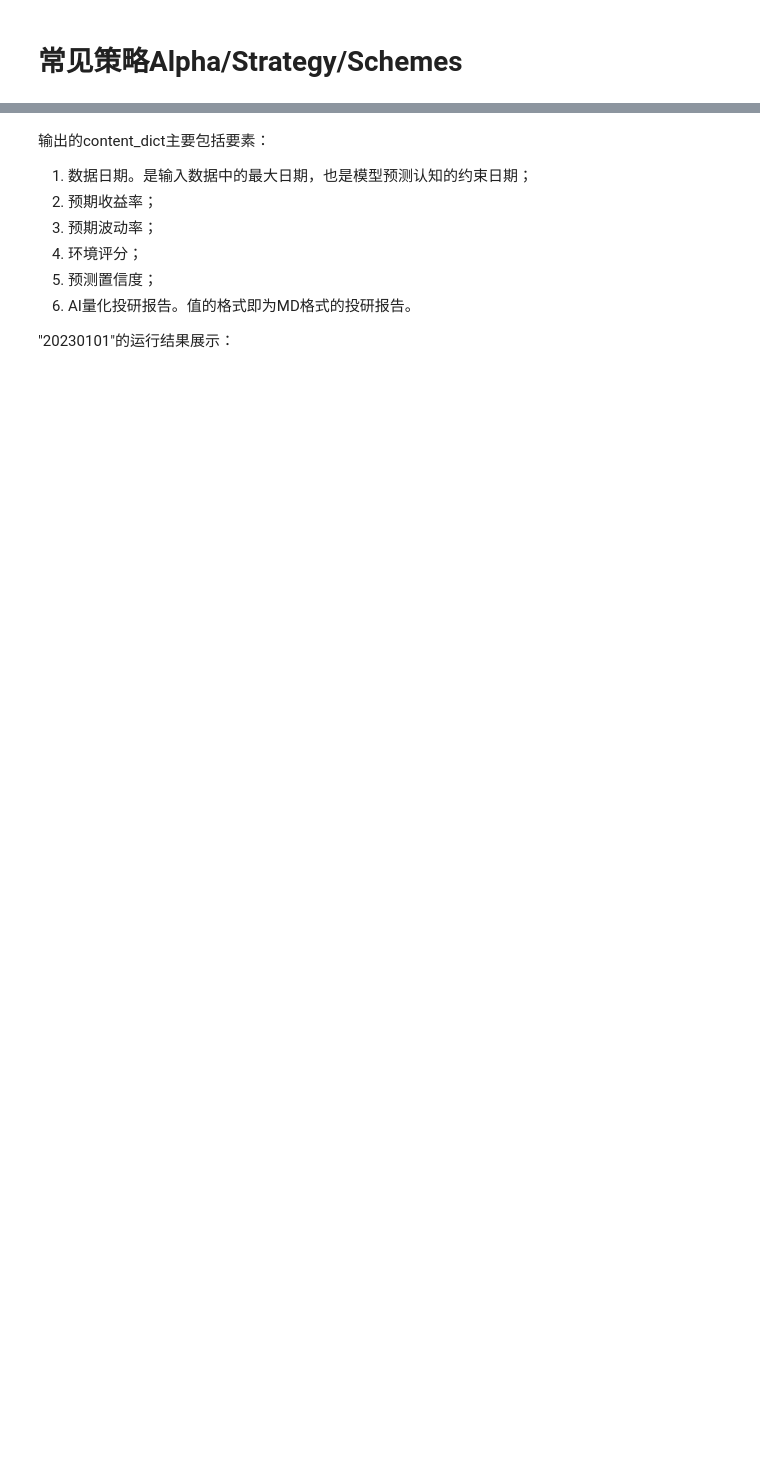
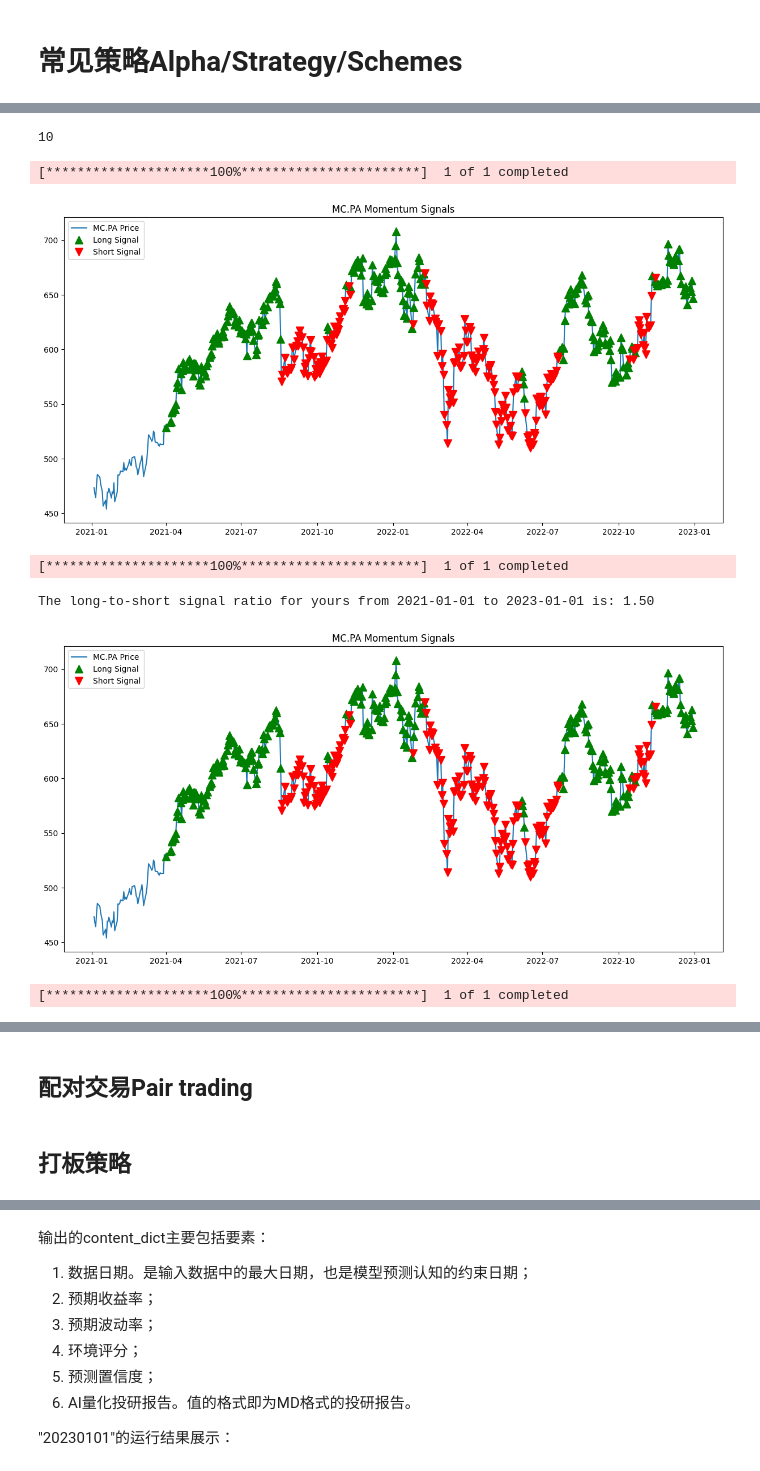
Before and after one commit to tomctang/wk, a Jupyter notebook: qc2strategy.ipynb, the cells around one changed output, grey strips where cells are left out. Drawn from its saved outputs; the diff is of its cells as text; code cells hidden in the pictures; blank space fills up the shorter version.

```diff
--- a/qc2strategy.ipynb
+++ b/qc2strategy.ipynb
@@ -2,0 +136,27 @@
+# %%
+numbers = [1, 2, 3, 4]
+total = sum(numbers)
+print(total)
+# %% [output]
+10
+# %%
+START_DATE = '2021-01-01'
+END_DATE = '2023-01-01'
+COMPANY = 'MC.PA' # '600869.SS'
+
+# test 1: momentum
+# Set up the analysis period of a company, call momentum strategy & rank_asset
+long_signals_aapl, short_signals_aapl, data_aapl = momentum_strategy(COMPANY, START_DATE, END_DATE)
+ratio = rank_asset(COMPANY, long_signals_aapl, short_signals_aapl, START_DATE, END_DATE)
+print(f"The long-to-short signal ratio for yours from {START_DATE} to {END_DATE} is: {ratio:.2f}")
+
+# test 2: execution & final return
+group_tickers = [COMPANY]
+momentun_strategy_traing_final(group_tickers, START_DATE, END_DATE)
+# %% [output]
+[*********************100%***********************]  1 of 1 completed
+[figure, added]
+[*********************100%***********************]  1 of 1 completed
+The long-to-short signal ratio for yours from 2021-01-01 to 2023-01-01 is: 1.50
+[figure, added]
+[*********************100%***********************]  1 of 1 completed
@@ -2,0 +184,4 @@
+# %% [markdown]
+## 配对交易Pair trading
+# %% [markdown]
+## 打板策略
```
Also changed, not shown: parts of 8 cells of this notebook, 23 other files.
